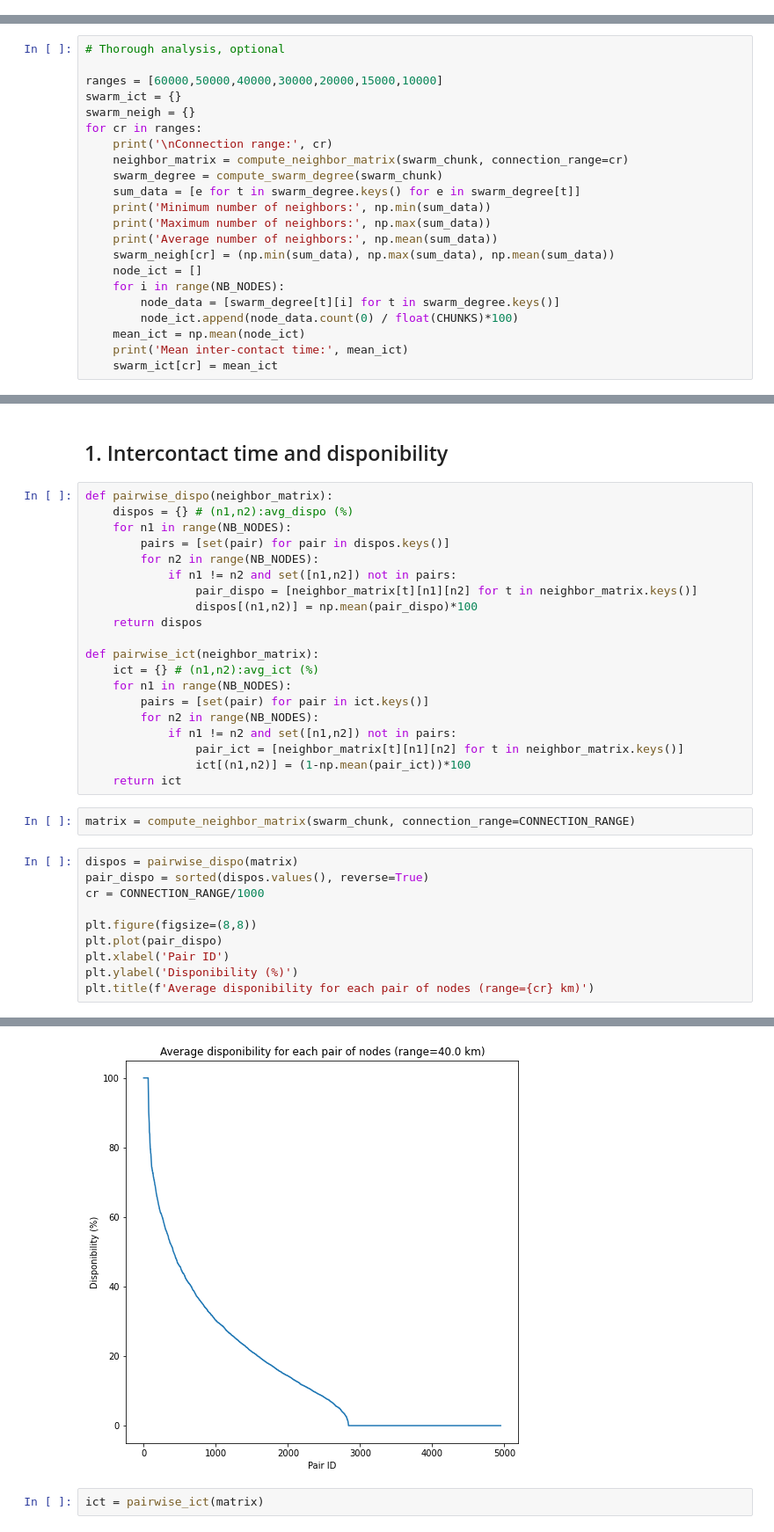
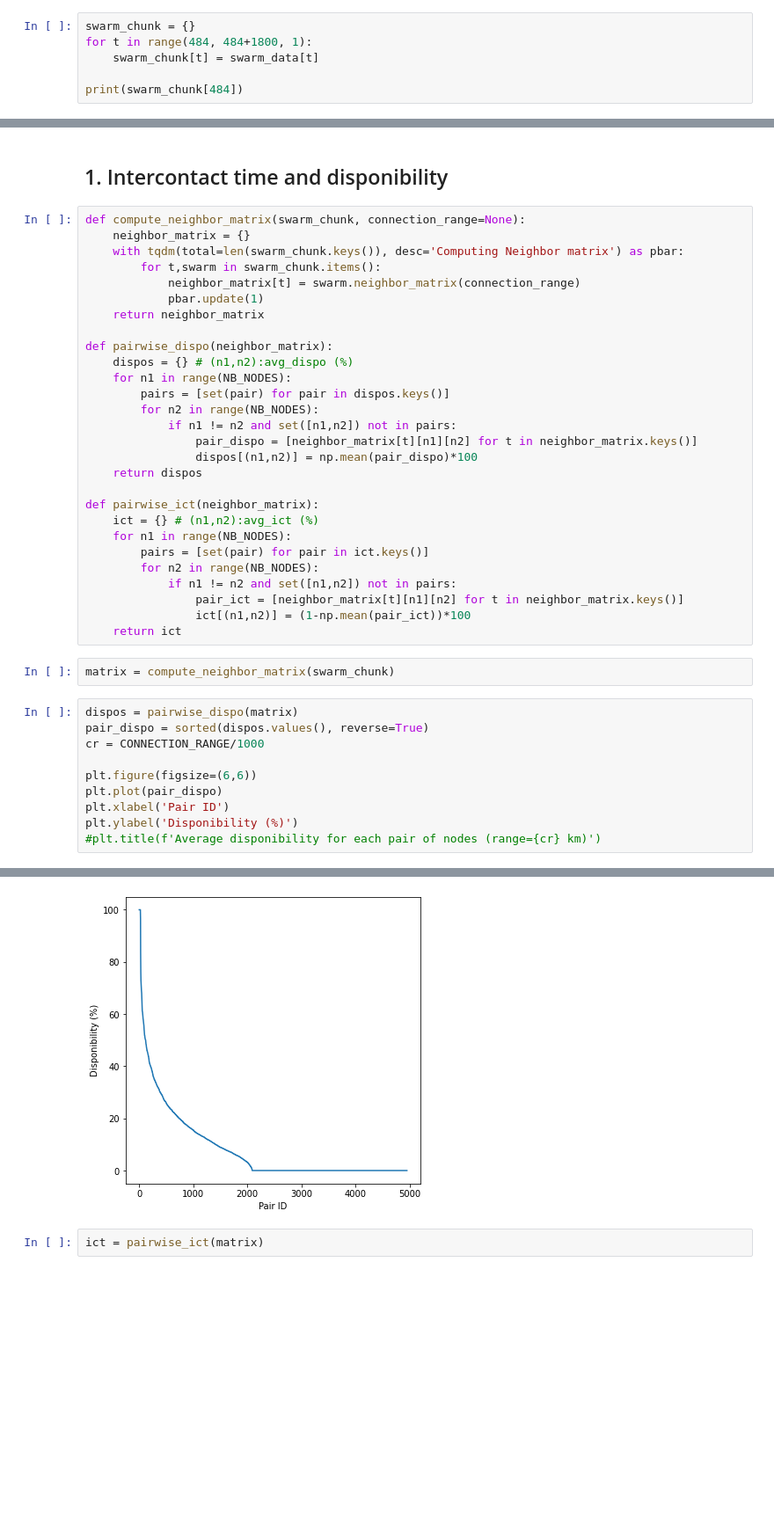
Before and after one commit to eakopyan/SwarmPy_Simulator, a Jupyter notebook: src/swarm_characterization.ipynb, the cells around one changed output, grey strips where cells are left out. Shown at 88% size. Drawn from its saved outputs; the diff is of its cells as text; blank space fills up the shorter version.

```diff
--- a/src/swarm_characterization.ipynb
+++ b/src/swarm_characterization.ipynb
@@ -186,3 +184,9 @@ Minimum number of neighbors: 0
 Maximum number of neighbors: 43
 Average number of neighbors: 16.07877
 Mean inter-contact time: 3.6914999999999996
+# %%
+swarm_chunk = {}
+for t in range(484, 484+1800, 1):
+    swarm_chunk[t] = swarm_data[t]
+
+print(swarm_chunk[484])
@@ -206,22 +226,0 @@ Text(0, 0.5, 'K-vicinity')
-# %%
-# Thorough analysis, optional
-
-ranges = [60000,50000,40000,30000,20000,15000,10000]
-swarm_ict = {}
-swarm_neigh = {}
-for cr in ranges:
-    print('\nConnection range:', cr)
-    neighbor_matrix = compute_neighbor_matrix(swarm_chunk, connection_range=cr)
-    swarm_degree = compute_swarm_degree(swarm_chunk)
-    sum_data = [e for t in swarm_degree.keys() for e in swarm_degree[t]]
-    print('Minimum number of neighbors:', np.min(sum_data))
-    print('Maximum number of neighbors:', np.max(sum_data))
-    print('Average number of neighbors:', np.mean(sum_data))
-    swarm_neigh[cr] = (np.min(sum_data), np.max(sum_data), np.mean(sum_data))
-    node_ict = []
-    for i in range(NB_NODES):
-        node_data = [swarm_degree[t][i] for t in swarm_degree.keys()]
-        node_ict.append(node_data.count(0) / float(CHUNKS)*100)
-    mean_ict = np.mean(node_ict)
-    print('Mean inter-contact time:', mean_ict)
-    swarm_ict[cr] = mean_ict
@@ -236,6 +229,14 @@ Mean inter-contact time: 3.6914999999999996
 # %% [markdown]
 ## 1. Intercontact time and disponibility
 # %%
+def compute_neighbor_matrix(swarm_chunk, connection_range=None):
+    neighbor_matrix = {}
+    with tqdm(total=len(swarm_chunk.keys()), desc='Computing Neighbor matrix') as pbar:
+        for t,swarm in swarm_chunk.items():
+            neighbor_matrix[t] = swarm.neighbor_matrix(connection_range)
+            pbar.update(1)
+    return neighbor_matrix
+
 def pairwise_dispo(neighbor_matrix):
     dispos = {} # (n1,n2):avg_dispo (%)
     for n1 in range(NB_NODES):
@@ -256,15 +257,15 @@ def pairwise_ict(neighbor_matrix):
                 ict[(n1,n2)] = (1-np.mean(pair_ict))*100
     return ict
 # %%
-matrix = compute_neighbor_matrix(swarm_chunk, connection_range=CONNECTION_RANGE)
+matrix = compute_neighbor_matrix(swarm_chunk)
 # %%
 dispos = pairwise_dispo(matrix)
 pair_dispo = sorted(dispos.values(), reverse=True)
 cr = CONNECTION_RANGE/1000
 
-plt.figure(figsize=(8,8))
+plt.figure(figsize=(6,6))
 plt.plot(pair_dispo)
 plt.xlabel('Pair ID')
 plt.ylabel('Disponibility (%)')
-plt.title(f'Average disponibility for each pair of nodes (range={cr} km)')
+#plt.title(f'Average disponibility for each pair of nodes (range={cr} km)')
 # %% [output]
@@ -272,4 +273,4 @@ Text(0.5, 1.0, 'Average disponibility for each pair of nodes (range=40.0 km)')
-[figure, old version]
+[figure, new version]
 # %%
 ict = pairwise_ict(matrix)
 # %%
```
Also changed, not shown: parts of 30 cells of this notebook, 7 other files.
